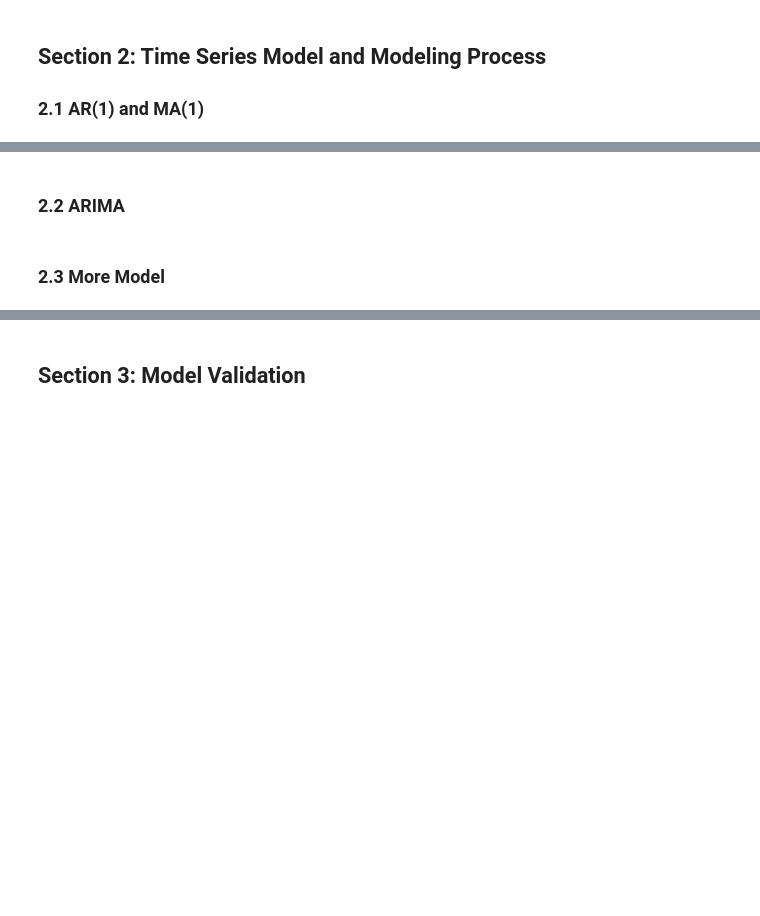
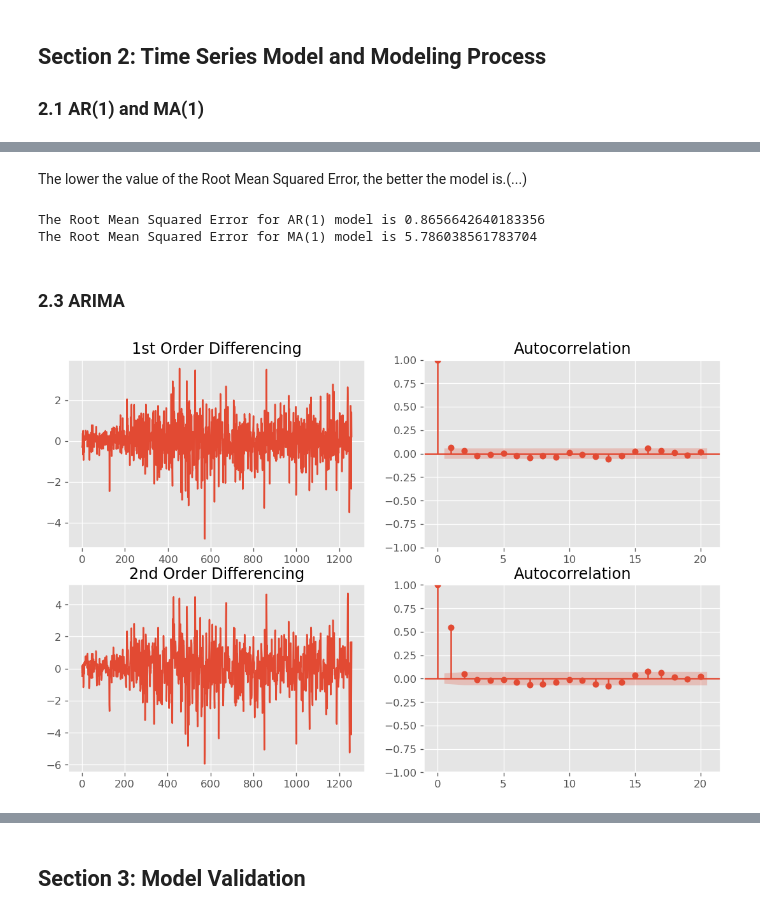
Before and after one commit to wangyeye66/5221-Final-Project, a Jupyter notebook: Code_5221.ipynb, the cells around one changed output, grey strips where cells are left out. Saved outputs shown, nothing was run; the diff lists cells and outputs as text; code cells hidden in the pictures; blank space fills up the shorter version.

```diff
--- a/Code_5221.ipynb
+++ b/Code_5221.ipynb
@@ -121,4 +113,26 @@ plt.show()
-# %% [markdown]
-### 2.2 ARIMA
-# %% [markdown]
-### 2.3 More Model
+# %% [markdown]
+The lower the value of the Root Mean Squared Error, the better the model is.(...)
+# %%
+from sklearn.metrics import mean_squared_error
+
+rmse = np.sqrt(mean_squared_error(ALL_1.close[1:], pred1[1:]))
+rmse2 = np.sqrt(mean_squared_error(ALL_1.close[1:], pred2[1:]))
+print(f'The Root Mean Squared Error for AR(1) model is {rmse}\nThe Root Mean Squared Error for MA(1) model is {rmse2}')
+# %% [output]
+The Root Mean Squared Error for AR(1) model is 0.8656642640183356
+The Root Mean Squared Error for MA(1) model is 5.786038561783704
+# %% [markdown]
+### 2.3 ARIMA
+# %%
+plt.rcParams.update({'figure.figsize': (11,7), 'figure.dpi': 120})
+fig, axes = plt.subplots(2, 2)
+
+# 1st Differencing
+axes[0, 0].plot(ALL_1.close.diff()); axes[0,0].set_title('1st Order Differencing')
+plot_acf(ALL_1.close.diff().dropna(), ax=axes[0,1], lags=20);
+
+# 2nd Differencing
+axes[1, 0].plot(ALL_1.close.diff(2)); axes[1,0].set_title('2nd Order Differencing')
+plot_acf(ALL_1.close.diff(2).dropna(), ax=axes[1,1], lags=20);
+# %% [output]
+[figure, added]
```
Also changed, not shown: parts of 19 cells of this notebook.
